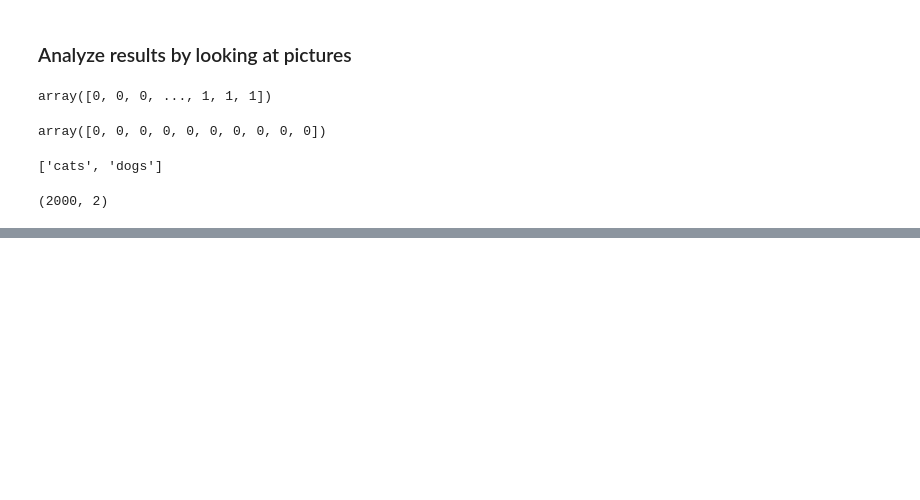
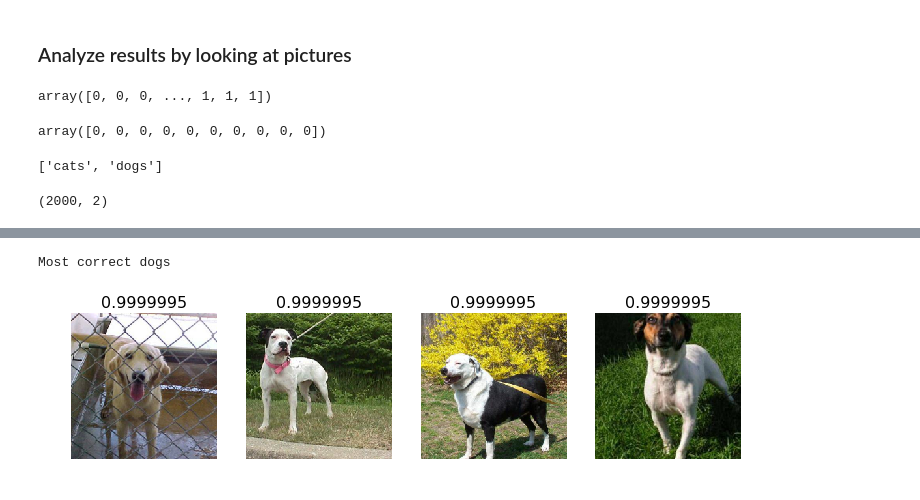
Before and after one commit to evgenysushko/fastai_course, a Jupyter notebook: notebooks/cats-dogs-classification.ipynb, the cells around one changed output, grey strips where cells are left out. Cells and saved outputs as stored; diff of their text form; code cells hidden in the pictures; blank space fills up the shorter version.

```diff
--- a/notebooks/cats-dogs-classification.ipynb
+++ b/notebooks/cats-dogs-classification.ipynb
@@ -220,0 +218,5 @@ TypeError: 'FilesIndexArrayDataset' object is not callable
+# %%
+plot_val_with_title(most_by_correct(1, True), 'Most correct dogs')
+# %% [output]
+Most correct dogs
+[figure, added]
```
Also changed, not shown: parts of 58 cells of this notebook.
